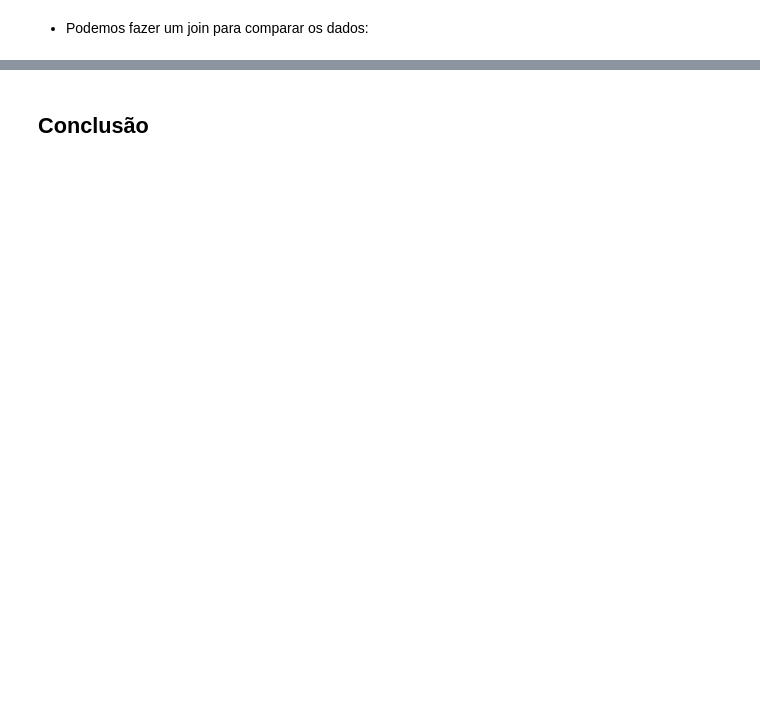
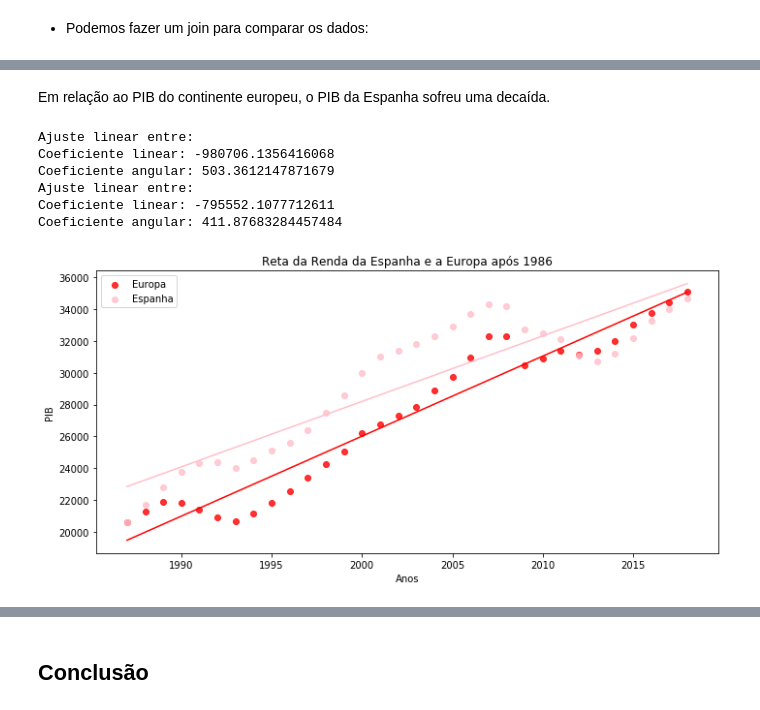
Before and after one commit to ellenbs/Projeto-1-CD, a Jupyter notebook: Projeto01.ipynb, the cells around one changed output, grey strips where cells are left out. Drawn from its saved outputs; the diff is of its cells as text; code cells hidden in the pictures; blank space fills up the shorter version.

```diff
--- a/Projeto01.ipynb
+++ b/Projeto01.ipynb
@@ -221,12 +265,18 @@ reta_pib_europa_1986(index_pib_espanha["index"], index_pib_espanha.Spain,"pink")
+# %% [markdown]
+Em relação ao PIB do continente europeu, o PIB da Espanha sofreu uma decaída.
 # %%
 #Resetar o index
 index_medias_renda_europa = media_renda_europa_depois.reset_index()
 index_renda_espanha= renda_espanha_depois.reset_index()
 
 fig = plt.figure(figsize = (10,5))
-
-plt.scatter(index_medias_renda_europa["index"] , index_medias_renda_europa["mean"])
-reta_renda_europa_1986(index_medias_renda_europa["index"] , index_medias_renda_europa["mean"],"red")
-
-plt.scatter(index_renda_espanha["index"], index_renda_espanha.Spain)
-reta_renda_europa_1986(index_renda_espanha["index"], index_renda_espanha.Spain,"pink")
+reta_renda_europa_1986(index_medias_renda_europa["index"] , index_medias_renda_europa["mean"],"red","Europa")
+reta_renda_europa_1986(index_renda_espanha["index"], index_renda_espanha.Spain,"pink","Espanha")
+# %% [output]
+Ajuste linear entre:
+Coeficiente linear: -980706.1356416068
+Coeficiente angular: 503.3612147871679
+Ajuste linear entre:
+Coeficiente linear: -795552.1077712611
+Coeficiente angular: 411.87683284457484
+[figure, added]
```
Also changed, not shown: parts of 22 cells of this notebook, 4 other files.
